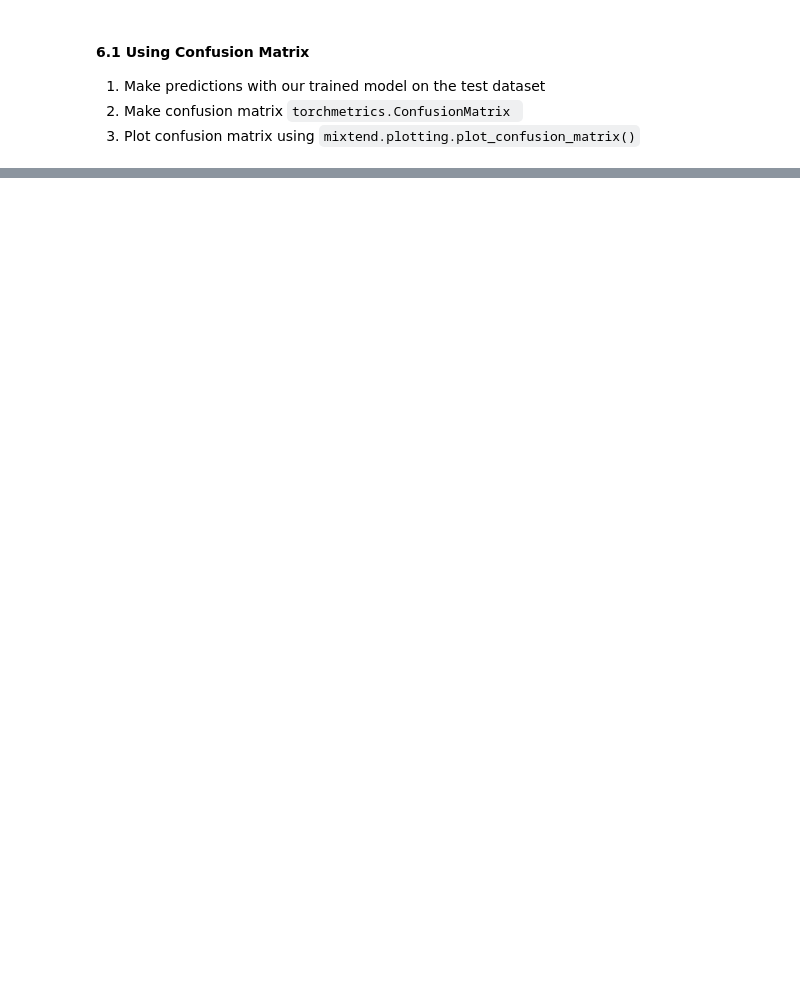
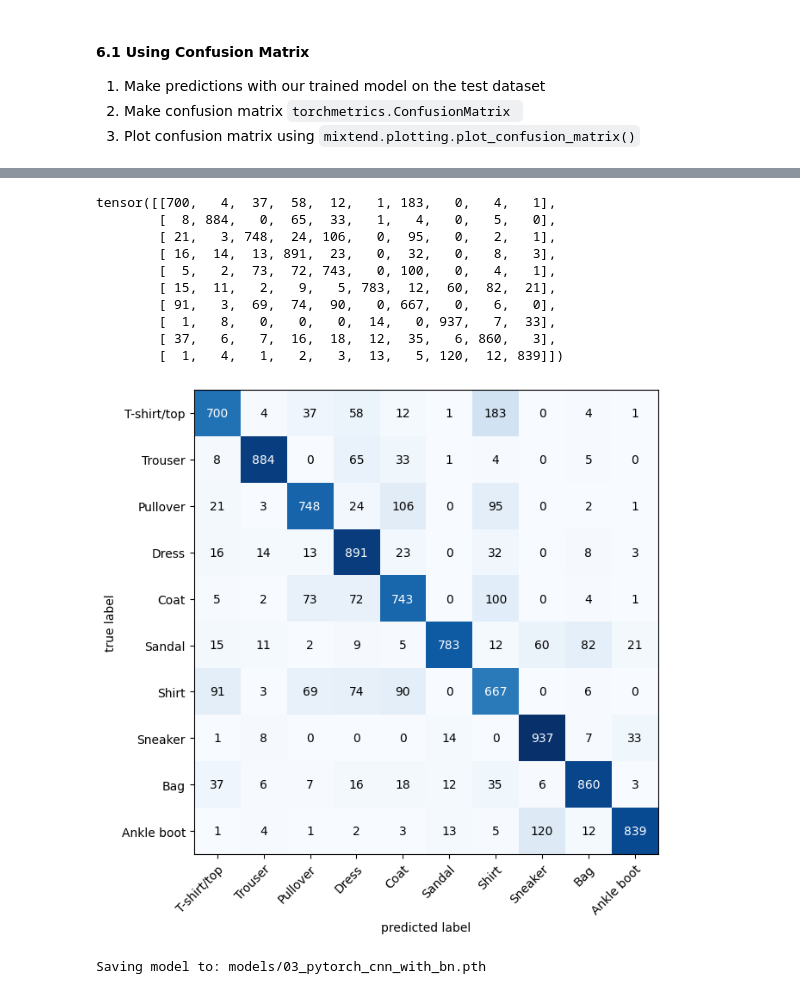
Before and after one commit to jk-junhokim/PyTorch-TensorFlow, a Jupyter notebook: intro_to_pytorch/06_convolutional_nn.ipynb, the cells around one changed output, grey strips where cells are left out. Saved outputs shown, nothing was run; the diff lists cells and outputs as text; code cells hidden in the pictures; blank space fills up the shorter version.

```diff
--- a/intro_to_pytorch/06_convolutional_nn.ipynb
+++ b/intro_to_pytorch/06_convolutional_nn.ipynb
@@ -534,0 +563,43 @@ tensor([9, 2, 1,  ..., 8, 1, 7])
+# %%
+confmat = ConfusionMatrix(num_classes=len(class_names),
+                          task='multiclass')
+confmat_tensor = confmat(preds=y_pred_tensor,
+                         target=test_data.targets)
+# print(class_names)
+# print(y_pred_tensor)
+# print(len(y_pred_tensor))
+# print(test_data.targets)
+
+print(confmat_tensor)
+
+fig, ax = plot_confusion_matrix(
+    conf_mat=confmat_tensor.numpy(), # matplotlib works w/ numpy
+    class_names=class_names,
+    figsize=(10, 7)
+)
+# %% [output]
+tensor([[700,   4,  37,  58,  12,   1, 183,   0,   4,   1],
+        [  8, 884,   0,  65,  33,   1,   4,   0,   5,   0],
+        [ 21,   3, 748,  24, 106,   0,  95,   0,   2,   1],
+        [ 16,  14,  13, 891,  23,   0,  32,   0,   8,   3],
+        [  5,   2,  73,  72, 743,   0, 100,   0,   4,   1],
+        [ 15,  11,   2,   9,   5, 783,  12,  60,  82,  21],
+        [ 91,   3,  69,  74,  90,   0, 667,   0,   6,   0],
+        [  1,   8,   0,   0,   0,  14,   0, 937,   7,  33],
+        [ 37,   6,   7,  16,  18,  12,  35,   6, 860,   3],
+        [  1,   4,   1,   2,   3,  13,   5, 120,  12, 839]])
+[figure, added]
+# %%
+MODEL_PATH = Path("models")
+MODEL_PATH.mkdir(parents=True,
+                 exist_ok=True)
+
+MODEL_NAME = "03_pytorch_cnn_with_bn.pth"
+MODEL_SAVE_PATH = MODEL_PATH / MODEL_NAME
+
+# save the model state dict
+print(f"Saving model to: {MODEL_SAVE_PATH}")
+torch.save(obj=model_cnn_1.state_dict(),
+           f=MODEL_SAVE_PATH)
+# %% [output]
+Saving model to: models/03_pytorch_cnn_with_bn.pth
```
Also changed, not shown: parts of 11 cells of this notebook, 1 other file.
